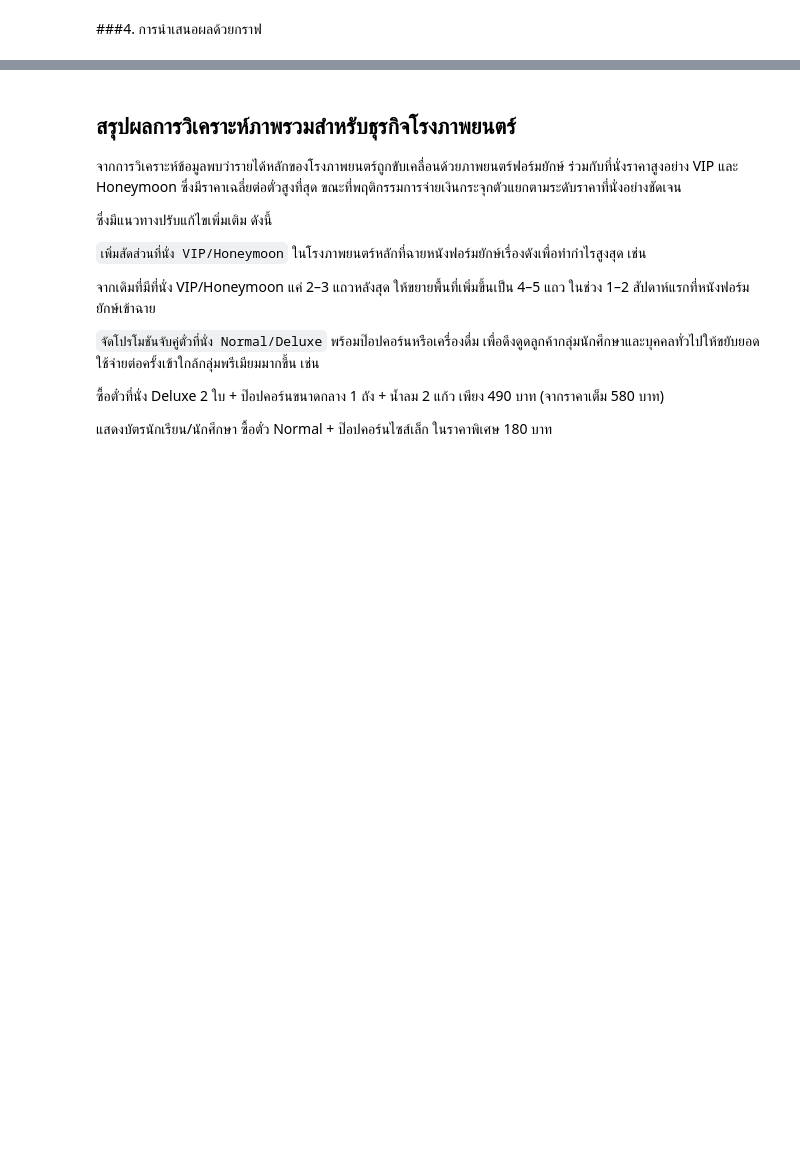
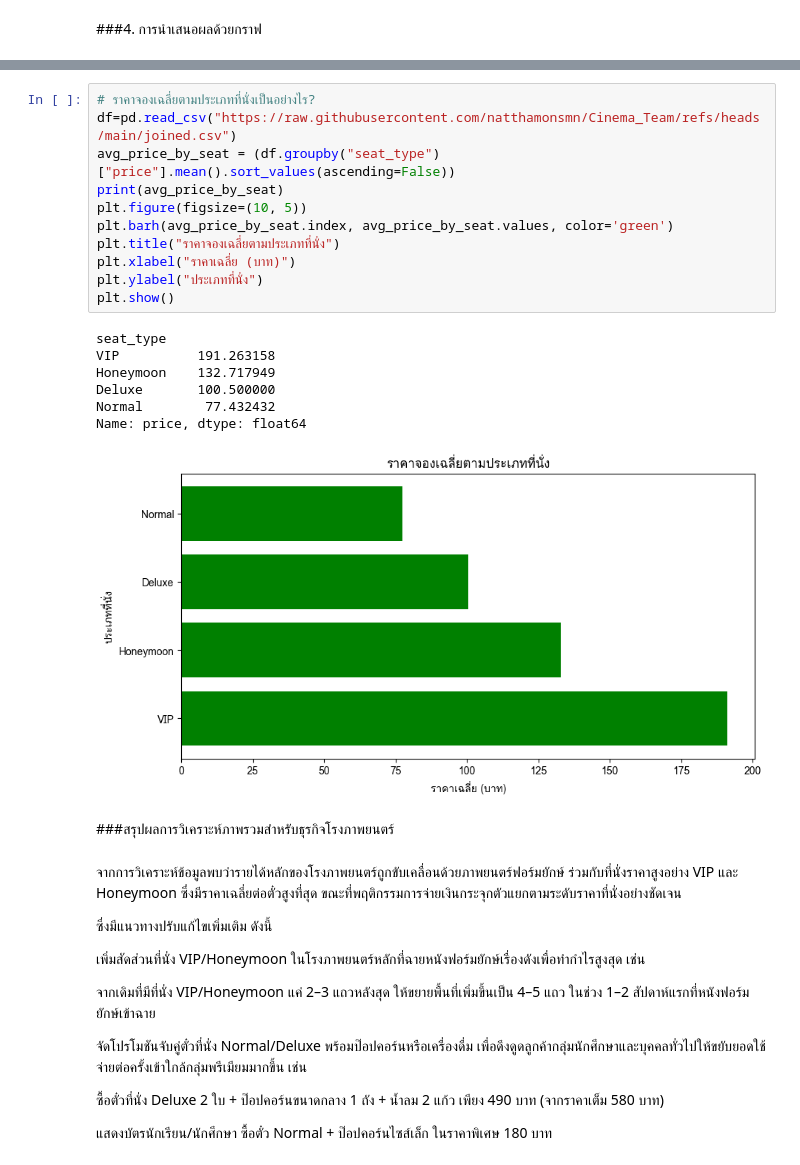
Before and after one commit to natthamonsmn/Cinema_Team, a Jupyter notebook: Cinema.ipynb, the cells around one changed output, grey strips where cells are left out. Saved outputs shown, nothing was run; the diff lists cells and outputs as text; blank space fills up the shorter version.

```diff
--- a/Cinema.ipynb
+++ b/Cinema.ipynb
@@ -1114,15 +1199,34 @@ Query 5: ข้อมูลการจองพร้อมหมวดหม
+# %%
+# ราคาจองเฉลี่ยตามประเภทที่นั่งเป็นอย่างไร?
+df=pd.read_csv("https://raw.githubusercontent.com/natthamonsmn/Cinema_Team/refs/heads/main/joined.csv")
+avg_price_by_seat = (df.groupby("seat_type")["price"].mean().sort_values(ascending=False))
+print(avg_price_by_seat)
+plt.figure(figsize=(10, 5))
+plt.barh(avg_price_by_seat.index, avg_price_by_seat.values, color='green')
+plt.title("ราคาจองเฉลี่ยตามประเภทที่นั่ง")
+plt.xlabel("ราคาเฉลี่ย (บาท)")
+plt.ylabel("ประเภทที่นั่ง")
+plt.show()
+# %% [output]
+seat_type
+VIP          191.263158
+Honeymoon    132.717949
+Deluxe       100.500000
+Normal        77.432432
+Name: price, dtype: float64
+[figure, added]
+# %% [markdown]
+###สรุปผลการวิเคราะห์ภาพรวมสำหรับธุรกิจโรงภาพยนตร์
 # %% [markdown]
-## สรุปผลการวิเคราะห์ภาพรวมสำหรับธุรกิจโรงภาพยนตร์
-จากการวิเคราะห์ข้อมูลพบว่ารายได้หลักของโรงภาพยนตร์ถูกขับเคลื่อนด้วยภาพยนตร์ฟอร์มยักษ์ ร่วมกับที่นั่งราคาสูงอย่าง VIP และ Honeymoon
-ซึ่งมีราคาเฉลี่ยต่อตั๋วสูงที่สุด ขณะที่พฤติกรรมการจ่ายเงินกระจุกตัวแยกตามระดับราคาที่นั่งอย่างชัดเจน
+จากการวิเคราะห์ข้อมูลพบว่ารายได้หลักของโรงภาพยนตร์ถูกขับเคลื่อนด้วยภาพยนตร์ฟอร์มยักษ์ ร่วมกับที่นั่งราคาสูงอย่าง VIP และ Honeymoon ซึ่งมีราคาเฉลี่ยต่อตั๋วสูงที่สุด ขณะที่พฤติกรรมการจ่ายเงินกระจุกตัวแยกตามระดับราคาที่นั่งอย่างชัดเจน
 
 ซึ่งมีแนวทางปรับแก้ไขเพิ่มเติม ดังนี้
 
-`เพิ่มสัดส่วนที่นั่ง VIP/Honeymoon` ในโรงภาพยนตร์หลักที่ฉายหนังฟอร์มยักษ์เรื่องดังเพื่อทำกำไรสูงสุด เช่น
+เพิ่มสัดส่วนที่นั่ง VIP/Honeymoon ในโรงภาพยนตร์หลักที่ฉายหนังฟอร์มยักษ์เรื่องดังเพื่อทำกำไรสูงสุด เช่น
 
 จากเดิมที่มีที่นั่ง VIP/Honeymoon แค่ 2–3 แถวหลังสุด ให้ขยายพื้นที่เพิ่มขึ้นเป็น 4–5 แถว ในช่วง 1–2 สัปดาห์แรกที่หนังฟอร์มยักษ์เข้าฉาย
 
-`จัดโปรโมชันจับคู่ตั๋วที่นั่ง Normal/Deluxe` พร้อมป๊อปคอร์นหรือเครื่องดื่ม เพื่อดึงดูดลูกค้ากลุ่มนักศึกษาและบุคคลทั่วไปให้ขยับยอดใช้จ่ายต่อครั้งเข้าใกล้กลุ่มพรีเมียมมากขึ้น เช่น
+จัดโปรโมชันจับคู่ตั๋วที่นั่ง Normal/Deluxe พร้อมป๊อปคอร์นหรือเครื่องดื่ม เพื่อดึงดูดลูกค้ากลุ่มนักศึกษาและบุคคลทั่วไปให้ขยับยอดใช้จ่ายต่อครั้งเข้าใกล้กลุ่มพรีเมียมมากขึ้น เช่น
 
 ซื้อตั๋วที่นั่ง Deluxe 2 ใบ + ป๊อปคอร์นขนาดกลาง 1 ถัง + น้ำลม 2 แก้ว เพียง 490 บาท (จากราคาเต็ม 580 บาท)
 
```
Also changed, not shown: parts of 14 cells of this notebook.
